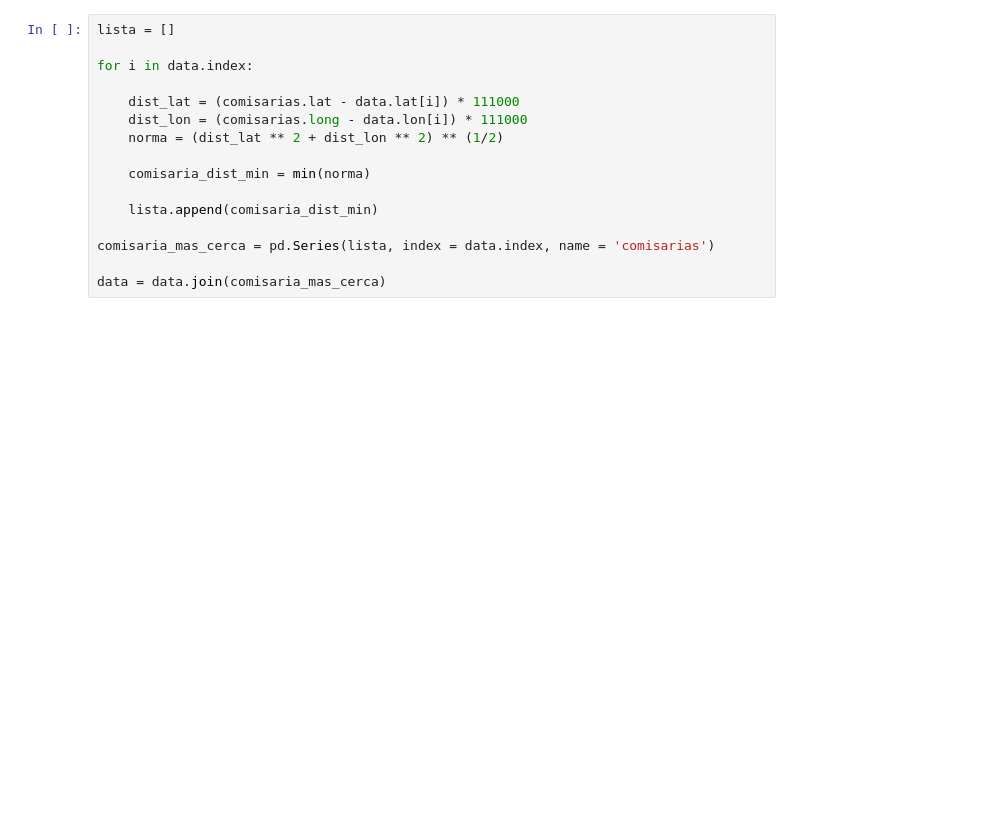
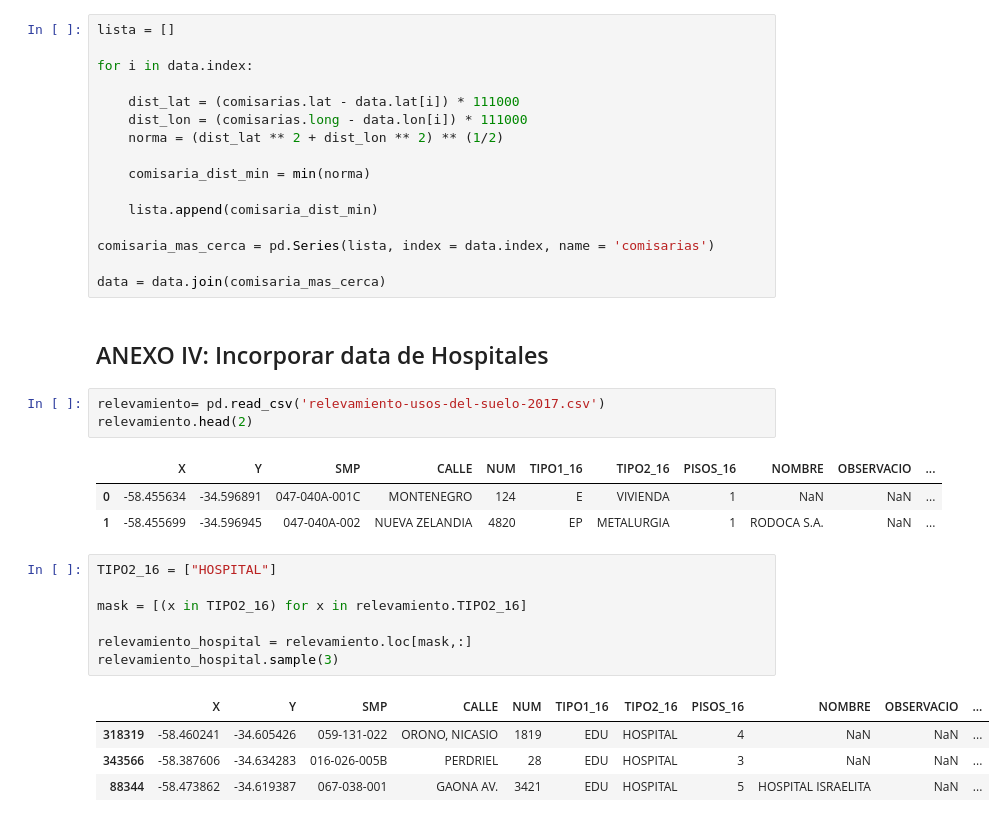
Before and after one commit to franfasan1/DH_G8_desafio1, a Jupyter notebook: notebook_desafio-rev2.ipynb, the cells around one changed output. Drawn from its saved outputs; the diff is of its cells as text; blank space fills up the shorter version.

```diff
--- a/notebook_desafio-rev2.ipynb
+++ b/notebook_desafio-rev2.ipynb
@@ -754,3 +702,24 @@ for i in data.index:
 comisaria_mas_cerca = pd.Series(lista, index = data.index, name = 'comisarias')
 
 data = data.join(comisaria_mas_cerca)
+# %% [markdown]
+## ANEXO IV: Incorporar data de Hospitales
+# %%
+relevamiento= pd.read_csv('relevamiento-usos-del-suelo-2017.csv')
+relevamiento.head(2)
+# %% [output]
+|  | X | Y | SMP | CALLE | NUM | TIPO1_16 | TIPO2_16 | PISOS_16 | NOMBRE | OBSERVACIO | ... |
+| 0 | -58.455634 | -34.596891 | 047-040A-001C | MONTENEGRO | 124 | E | VIVIENDA | 1 | NaN | NaN | ... |
+| 1 | -58.455699 | -34.596945 | 047-040A-002 | NUEVA ZELANDIA | 4820 | EP | METALURGIA | 1 | RODOCA S.A. | NaN | ... |
+# %%
+TIPO2_16 = ["HOSPITAL"]
+
+mask = [(x in TIPO2_16) for x in relevamiento.TIPO2_16]
+
+relevamiento_hospital = relevamiento.loc[mask,:]
+relevamiento_hospital.sample(3)
+# %% [output]
+|  | X | Y | SMP | CALLE | NUM | TIPO1_16 | TIPO2_16 | PISOS_16 | NOMBRE | OBSERVACIO | ... |
+| 318319 | -58.460241 | -34.605426 | 059-131-022 | ORONO, NICASIO | 1819 | EDU | HOSPITAL | 4 | NaN | NaN | ... |
+| 343566 | -58.387606 | -34.634283 | 016-026-005B | PERDRIEL | 28 | EDU | HOSPITAL | 3 | NaN | NaN | ... |
+| 88344 | -58.473862 | -34.619387 | 067-038-001 | GAONA AV. | 3421 | EDU | HOSPITAL | 5 | HOSPITAL ISRAELITA | NaN | ... |
```
Also changed, not shown: parts of 27 cells of this notebook.
